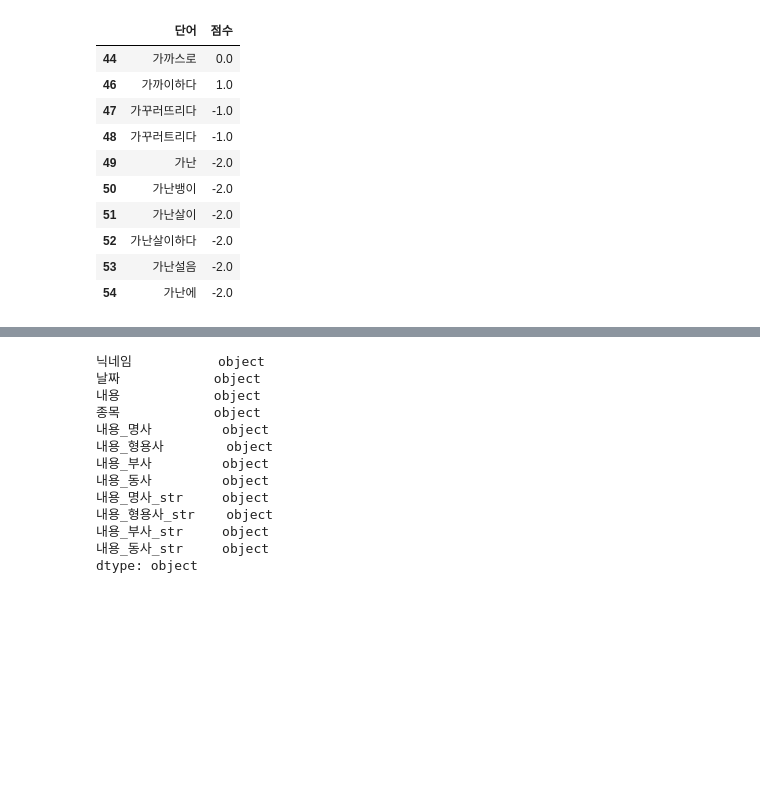
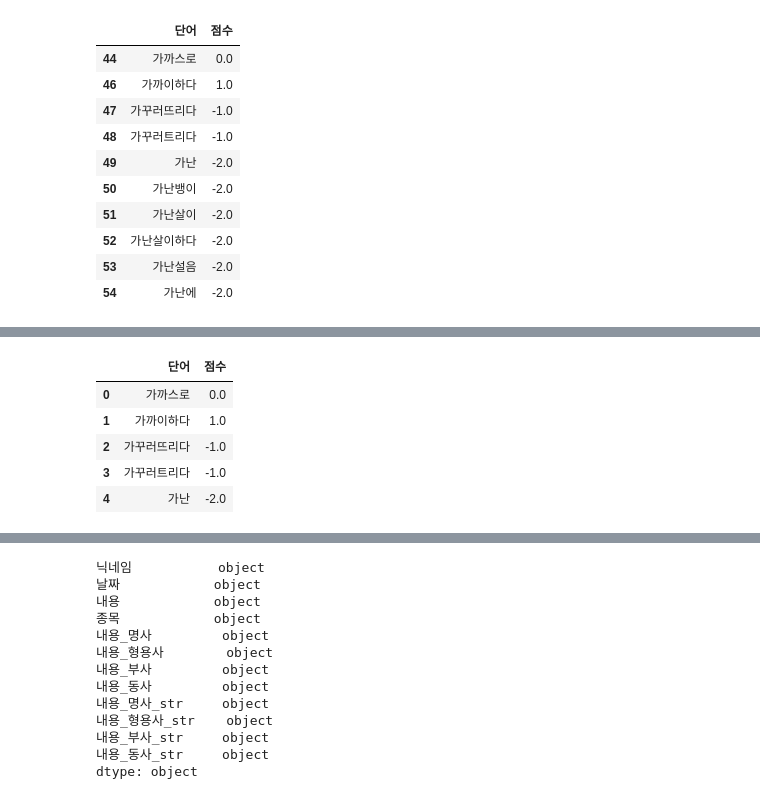
Before and after one commit to june2598/pythonstudy, a Jupyter notebook: project/community/dictionary.ipynb, the cells around one changed output, grey strips where cells are left out. Drawn from its saved outputs; the diff is of its cells as text; code cells hidden in the pictures; blank space fills up the shorter version.

```diff
--- a/project/community/dictionary.ipynb
+++ b/project/community/dictionary.ipynb
@@ -24,0 +48,11 @@ df.head(10)
+# %%
+negative_words = ['손절','폭락','물렸다','하한가','떡락',
+                  '개미털기','작전주','버블','폭탄주','축소',
+                  '물타기','매도','공매도','붕괴','실패','하락',
+                  '피눈물','악재','손해','물로켓','부도','리콜',
+                  '변동성','퇴출','파산','잠식','위기','침체',
+                  '불황','나락','폭탄','이탈','손실','냉각',
+                  '마이너스','폭망','미달'
+                  ]
+# %%
+negative_df = pd.DataFrame({'단어': negative_words, '점수': [-1.0] * len(negative_words)})
@@ -24,0 +71,2 @@ df.head(10)
+# %%
+df = pd.concat([df, positive_df], ignore_index=True)
@@ -24,0 +85,2 @@ df.head(10)
+# %%
+df = pd.concat([df, negative_df], ignore_index=True)
@@ -24,0 +101,9 @@ df.head(10)
+# %%
+df.head(5)
+# %% [output]
+|  | 단어 | 점수 |
+| 0 | 가까스로 | 0.0 |
+| 1 | 가까이하다 | 1.0 |
+| 2 | 가꾸러뜨리다 | -1.0 |
+| 3 | 가꾸러트리다 | -1.0 |
+| 4 | 가난 | -2.0 |
```
Also changed, not shown: parts of 32 cells of this notebook, 8 other files.
